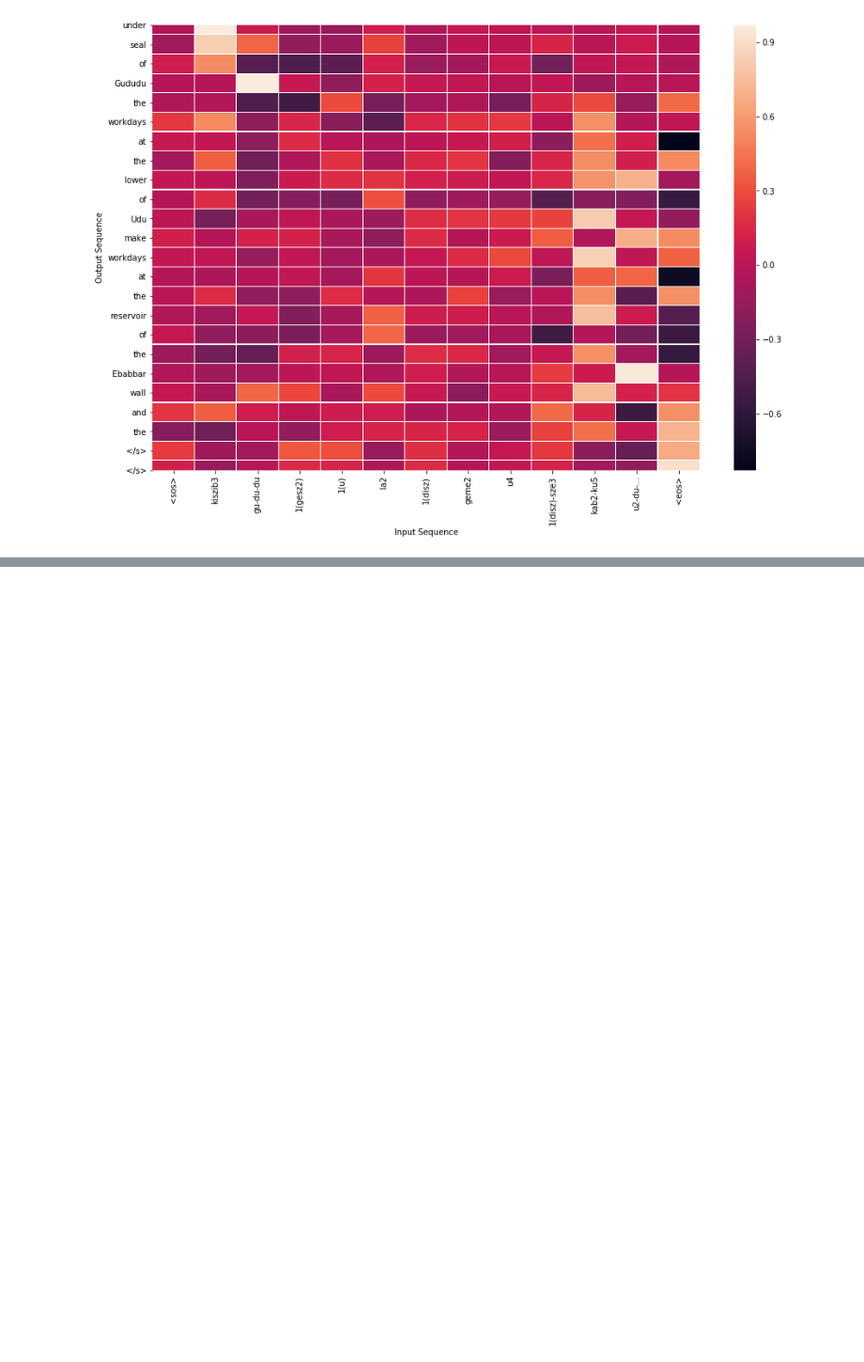
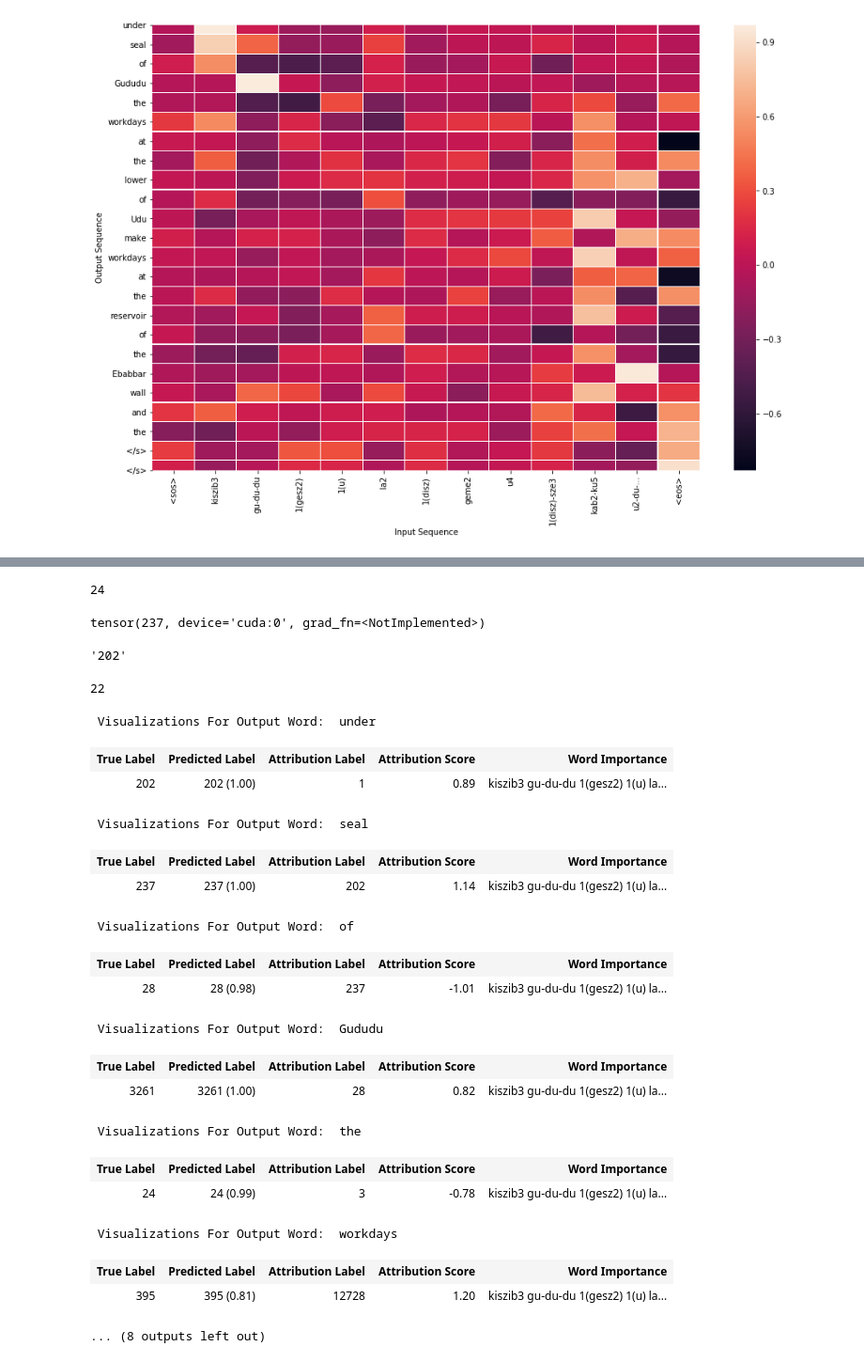
Before and after one commit to cdli-gh/Semi-Supervised-NMT-for-Sumerian-English, a Jupyter notebook: interpretability/captum.ipynb, the cells around one changed output, grey strips where cells are left out. Shown at 94% size. Cells and saved outputs as stored; diff of their text form; code cells hidden in the pictures; blank space fills up the shorter version.

```diff
--- a/interpretability/captum.ipynb
+++ b/interpretability/captum.ipynb
@@ -824,4 +831,0 @@ interpretable_embedding3 = configure_interpretable_embedding_layer(encoder, 'pos
-# %%
-(input_embed, ref_input_embed), (token_type_ids_embed, ref_token_type_ids_embed), (position_ids_embed, ref_position_ids_embed) = construct_bert_sub_embedding(input_ids, ref_input_ids, \
-                                         token_type_ids=token_type_ids, ref_token_type_ids=ref_token_type_ids, \
-                                         position_ids=position_ids, ref_position_ids=ref_position_ids)
@@ -827,0 +888,2 @@ interpretable_embedding3 = configure_interpretable_embedding_layer(encoder, 'pos
+# %%
+attribution_igs_viz, scores_viz, out_viz, delta_viz = interpret_sentence_viz(input_text, ground_truth)
@@ -827,0 +908,54 @@ interpretable_embedding3 = configure_interpretable_embedding_layer(encoder, 'pos
+# %%
+len(attribution_igs_viz)
+# %% [output]
+24
+# %%
+index=1
+# %%
+torch.argmax(scores_viz[index])
+# %% [output]
+tensor(237, device='cuda:0', grad_fn=<NotImplemented>)
+# %%
+str(ground_truth_tokens[0][index].item())
+# %% [output]
+'202'
+# %%
+len(ground_truth.split())
+# %% [output]
+22
+# %%
+for index in range(10):
+    viz_sum = summarize_attributions(attribution_igs_viz[index])
+
+    start_position_vis = viz.VisualizationDataRecord(
+                            viz_sum,
+                            torch.max(torch.softmax(scores_viz[index][0], dim=0)),
+                            torch.argmax(scores_viz[index]),
+                            torch.argmax(scores_viz[index]),
+                            str(ground_truth_tokens[0][index].item()),
+                            viz_sum.sum(),
+                            [' '] + input_text.split() + [' '],
+                            delta_viz[index])
+
+    print('\033[1m', 'Visualizations For Output Word: ', out_viz[index], '\033[0m')
+    viz.visualize_text([start_position_vis])
+# %% [output]
+ Visualizations For Output Word:  under
+| True Label | Predicted Label | Attribution Label | Attribution Score | Word Importance |
+| 202 | 202 (1.00) | 1 | 0.89 | kiszib3 gu-du-du 1(gesz2) 1(u) la... |
+ Visualizations For Output Word:  seal
+| True Label | Predicted Label | Attribution Label | Attribution Score | Word Importance |
+| 237 | 237 (1.00) | 202 | 1.14 | kiszib3 gu-du-du 1(gesz2) 1(u) la... |
+ Visualizations For Output Word:  of
+| True Label | Predicted Label | Attribution Label | Attribution Score | Word Importance |
+| 28 | 28 (0.98) | 237 | -1.01 | kiszib3 gu-du-du 1(gesz2) 1(u) la... |
+ Visualizations For Output Word:  Gududu
+| True Label | Predicted Label | Attribution Label | Attribution Score | Word Importance |
+| 3261 | 3261 (1.00) | 28 | 0.82 | kiszib3 gu-du-du 1(gesz2) 1(u) la... |
+ Visualizations For Output Word:  the
+| True Label | Predicted Label | Attribution Label | Attribution Score | Word Importance |
+| 24 | 24 (0.99) | 3 | -0.78 | kiszib3 gu-du-du 1(gesz2) 1(u) la... |
+ Visualizations For Output Word:  workdays
+| True Label | Predicted Label | Attribution Label | Attribution Score | Word Importance |
+| 395 | 395 (0.81) | 12728 | 1.20 | kiszib3 gu-du-du 1(gesz2) 1(u) la... |
+... (8 outputs left out)
```
Also changed, not shown: parts of 19 cells of this notebook.
